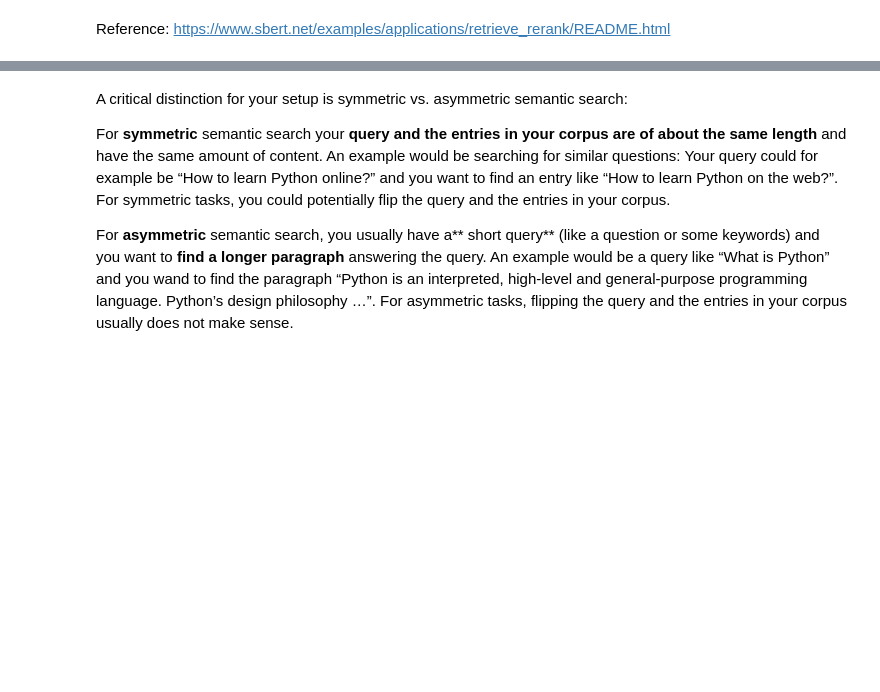
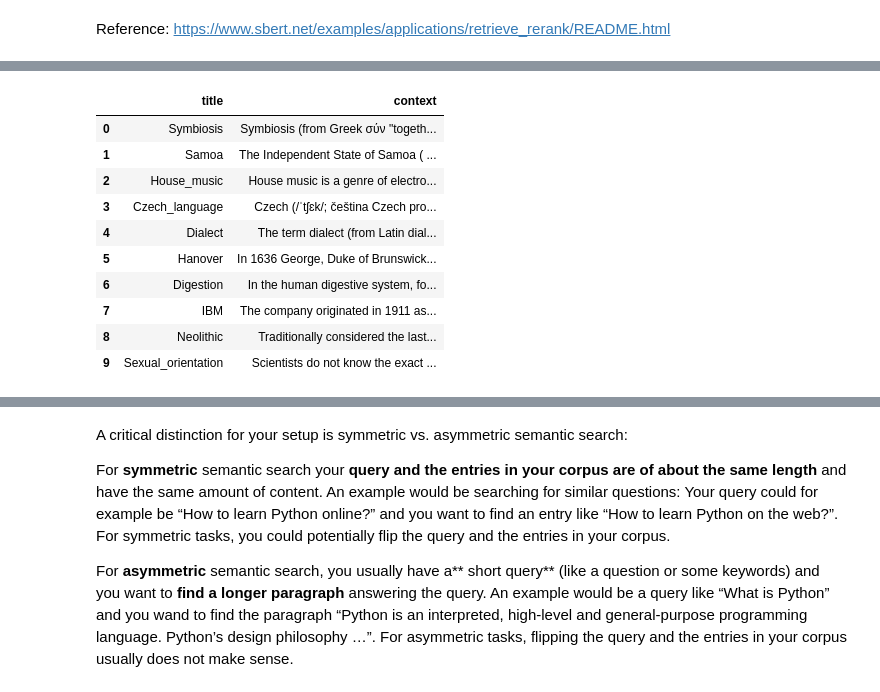
Before and after one commit to hatsumikana/MCQ-Generation, a Jupyter notebook: part1_3.ipynb, the cells around one changed output, grey strips where cells are left out. Drawn from its saved outputs; the diff is of its cells as text; code cells hidden in the pictures; blank space fills up the shorter version.

```diff
--- a/part1_3.ipynb
+++ b/part1_3.ipynb
@@ -11,4 +11,19 @@ import time
 [nltk_data]   Package punkt is already up-to-date!
 # %%
 # df = pd.read_pickle('data.df')
+df =pd.read_csv('sample_text.csv')
+# %%
+df
+# %% [output]
+|  | title | context |
+| 0 | Symbiosis | Symbiosis (from Greek σύν "togeth... |
+| 1 | Samoa | The Independent State of Samoa ( ... |
+| 2 | House_music | House music is a genre of electro... |
+| 3 | Czech_language | Czech (/ˈtʃɛk/; čeština Czech pro... |
+| 4 | Dialect | The term dialect (from Latin dial... |
+| 5 | Hanover | In 1636 George, Duke of Brunswick... |
+| 6 | Digestion | In the human digestive system, fo... |
+| 7 | IBM | The company originated in 1911 as... |
+| 8 | Neolithic | Traditionally considered the last... |
+| 9 | Sexual_orientation | Scientists do not know the exact ... |
 # %%
```
Also changed, not shown: parts of 11 cells of this notebook.
